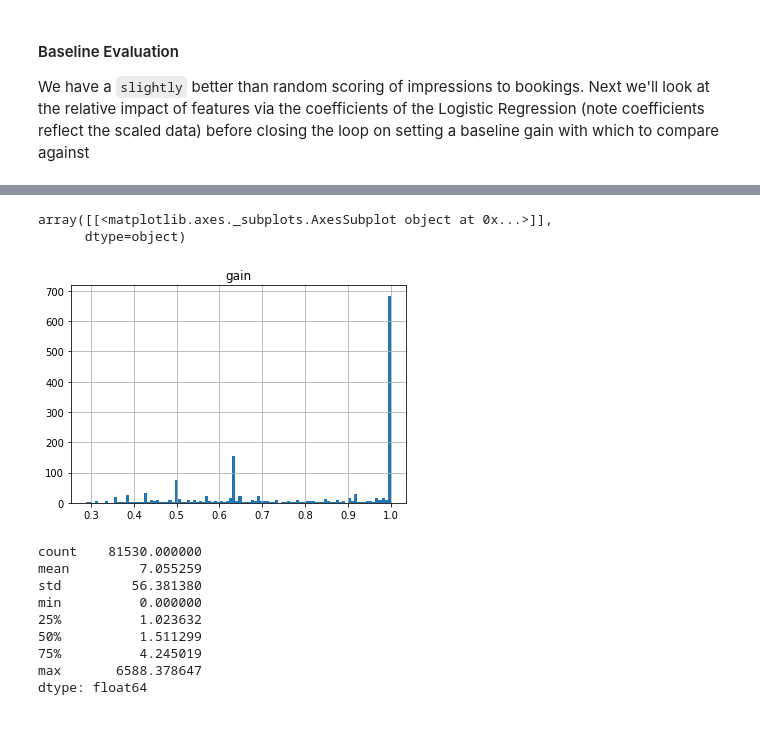
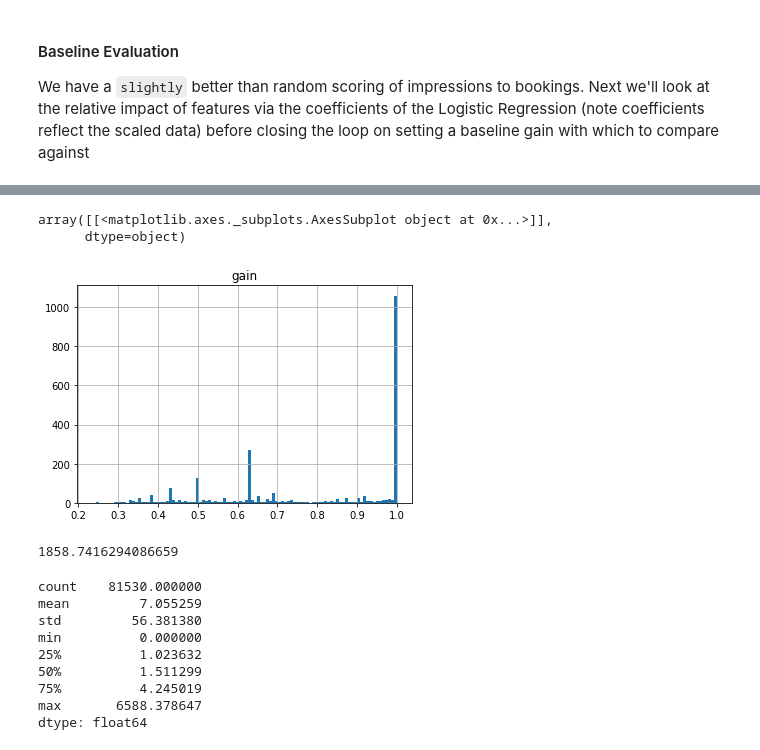
Before and after one commit to NavpreetSamra/code, a Jupyter notebook: airbnb.ipynb, the cells around one changed output, grey strips where cells are left out. Cells and saved outputs as stored; diff of their text form; code cells hidden in the pictures.

```diff
--- a/airbnb.ipynb
+++ b/airbnb.ipynb
@@ -37,0 +42,3 @@ pd.Series([len(df.id_user.unique()), len(df.id_listing.unique())], index=['users
+# %%
+validation_df = df_all.loc[df_all.ds_search.isin(['11/25/18'])]
+holdout_df = df_all.loc[df_all.ds_search.isin(['11/26/18'])]
@@ -377,12 +433,13 @@ s.measureCrossValidation['measurements']['feature_weights'].mean
 # %%
-def evaluate(model, df, k=10):
-    scores = model.score(df)
+def ndcg_score(sculpture, df=None, k=20):
+    df = df if df is not None else sculpture.dataset.designTest
+    scores = sculpture.score(df)
     columns = [i for i in df if (i in ['Estimator', 'ds_search', 'id_user'] or i.startswith('query'))]
-    df['relevance'] = df.label.map({'impression': 0, 'click': 1, 'host_contact': 2, 'book': 3})
+    df['relevance'] = df.label.map({'impression': 0, 'click': 1, 'host_contact': 3, 'book': 4})
 
     df = pd.concat([df[columns + ['relevance']] , scores], axis=1)
     gain = df.groupby(columns).apply(lambda sub: ndcg(sub.head(k)['relevance'].values,
-                                                      sub.head(k)['Estimator'].values if sub.relevance.sum() > 0 else 0)
+                                                      sub.head(k)['Estimator'].values) if sub.relevance.sum() > 0 else None
                                      )
     return gain
 # %%
@@ -389,0 +460,7 @@ a = evaluate(s, s.dataset.designTest) # note this is an in sample user estimate
+# %%
+model = load_model(RandomForestClassifier(n_estimators=10))
+
+rf = load_sculpture(df, model=model, weights='feature_importances',
+                    paramGrid={'model__ml__max_depth': range(3, 9, 2)},
+                    searchKwargs={'scoring': 'roc_auc', 'cv': 3, 'n_jobs': -1},
+                    entire='search', outsideDf=validation_df)
@@ -389,0 +472,2 @@ a = evaluate(s, s.dataset.designTest) # note this is an in sample user estimate
+# %%
+rf.fit()
@@ -390,6 +511,7 @@ a = evaluate(s, s.dataset.designTest) # note this is an in sample user estimate
 # %%
-a.rename('gain').to_frame().reset_index(drop=True).dropna().hist(bins=100)
+gains = ndcg_score(rf) # note this is an in sample user estimate
+gains.rename('gain').to_frame().reset_index(drop=True).dropna().hist(bins=100)
 # %% [output]
 array([[<matplotlib.axes._subplots.AxesSubplot object at 0x...>]],
       dtype=object)
-[figure, old version]
+[figure, new version]
@@ -410,3 +518,7 @@ x = df.iloc[0]
+# %%
+gains.sum()
+# %% [output]
+1858.7416294086659
 # %%
 distances.describe()
 # %% [output]
```
Also changed, not shown: parts of 36 cells of this notebook.
